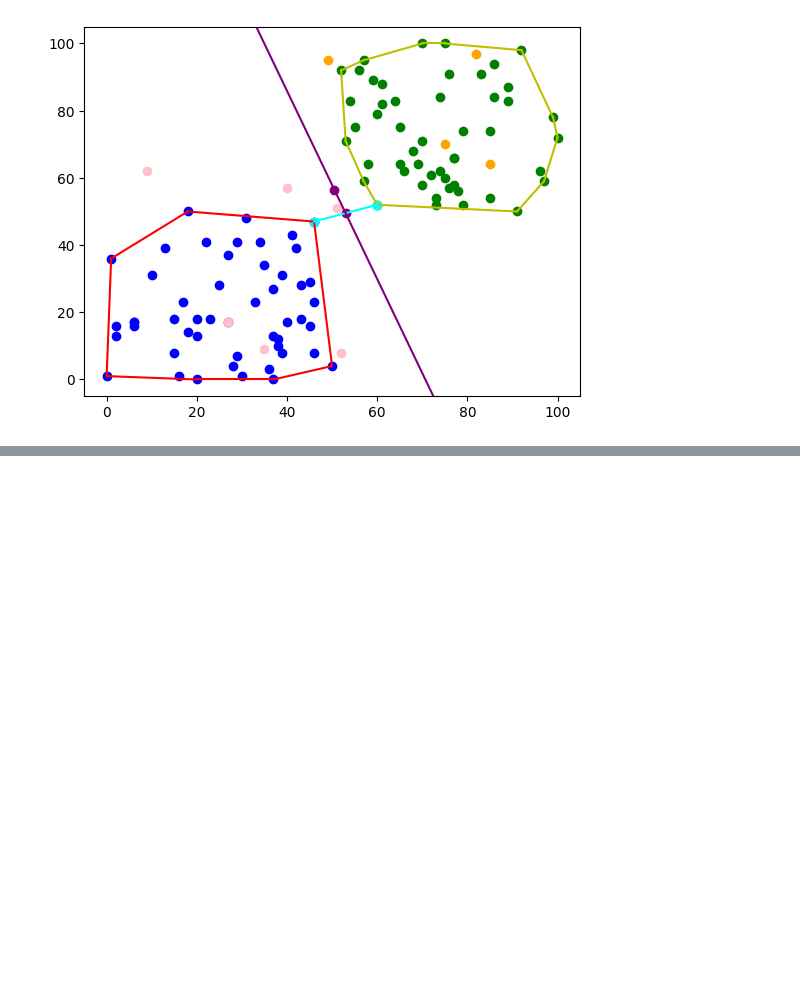
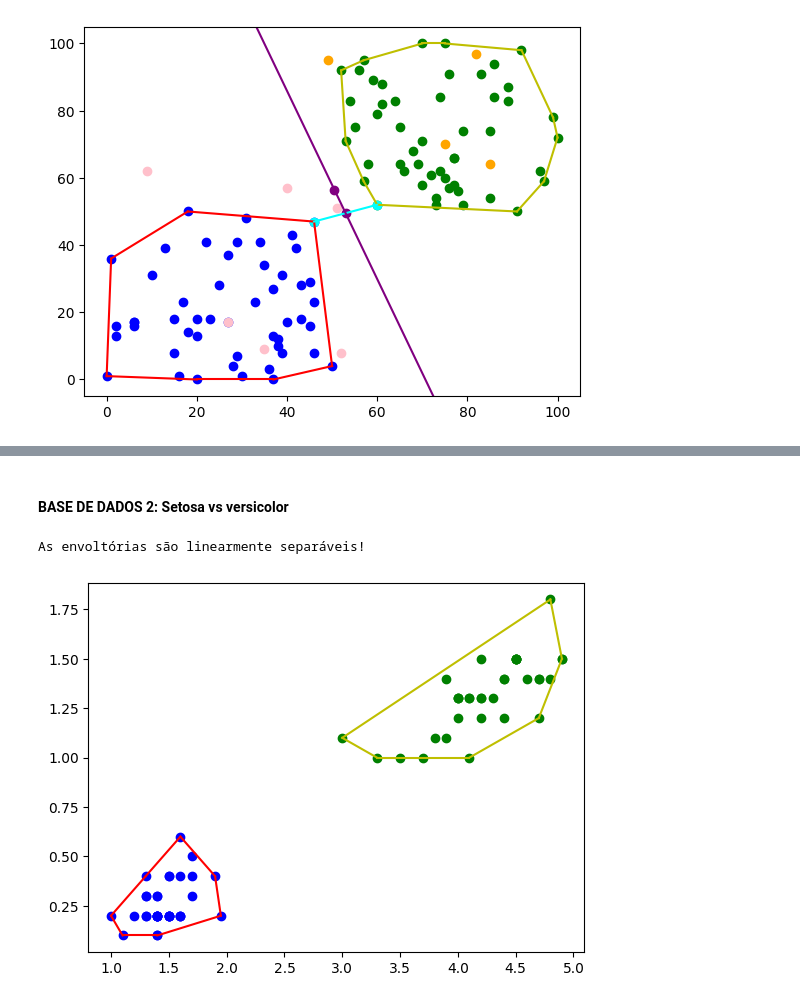
Before and after one commit to Chbmleao/Algorithms2-TP1, a Jupyter notebook: tp1.ipynb, the cells around one changed output, grey strips where cells are left out. Cells and saved outputs as stored; diff of their text form; code cells hidden in the pictures; blank space fills up the shorter version.

```diff
--- a/tp1.ipynb
+++ b/tp1.ipynb
@@ -966,0 +966,10 @@ plt.show()
+# %% [markdown]
+#### BASE DE DADOS 2: Setosa vs versicolor
+# %%
+printAux = '' if isLinearlySeparable(setosaHull, versicolorHull) else 'NÃO '
+print('As envoltórias ' + printAux + 'são linearmente separáveis!')
+scatterPlots((setosaTrainingPoints, setosaHull), (versicolorTrainingPoints, versicolorHull))
+plt.show()
+# %% [output]
+As envoltórias são linearmente separáveis!
+[figure, added]
```
Also changed, not shown: parts of 6 cells of this notebook.
